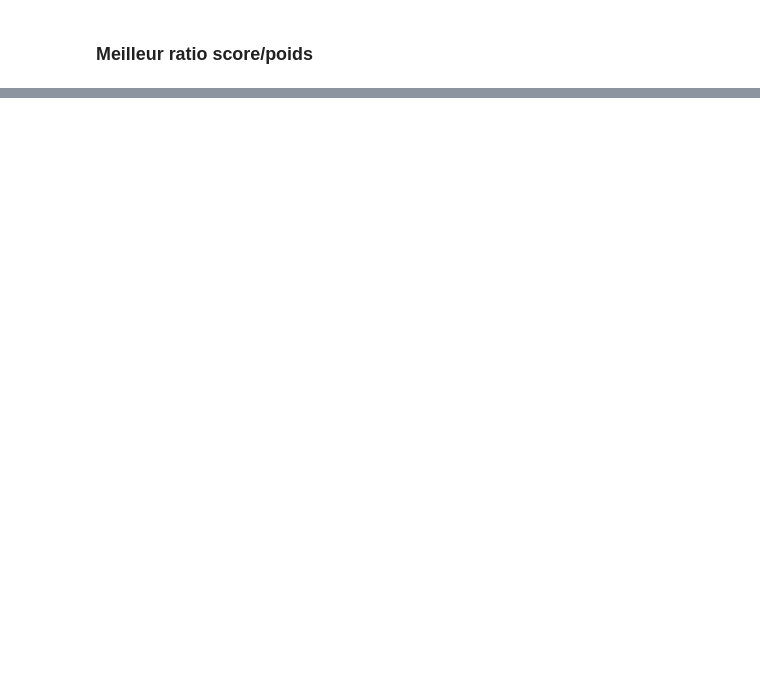
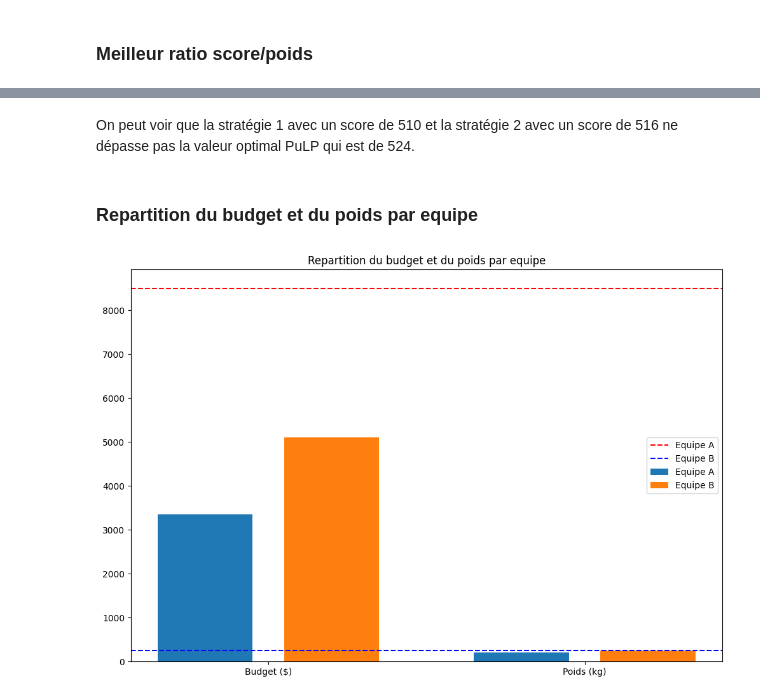
Before and after one commit to BarbaraEstimable/AI_TP2, a Jupyter notebook: Untitled0.ipynb, the cells around one changed output, grey strips where cells are left out. Saved outputs shown, nothing was run; the diff lists cells and outputs as text; code cells hidden in the pictures; blank space fills up the shorter version.

```diff
--- a/Untitled0.ipynb
+++ b/Untitled0.ipynb
@@ -278,0 +527,39 @@ Grace 1.2142857142857142
+# %% [markdown]
+On peut voir que la stratégie 1 avec un score de 510 et la stratégie 2 avec un score de 516 ne dépasse pas la valeur optimal PuLP qui est de 524.
+# %% [markdown]
+### Repartition du budget et du poids par equipe
+# %%
+import matplotlib.pyplot as plt
+import numpy as np
+
+fig = plt.figure(figsize=(12,8))
+width = 0.3 # the width of the bars
+
+#budget et poids PuLP
+budget_equipeA = 3350
+budget_equipeB = 5100
+
+budget_max = 8500
+poids_max = 250
+
+poids_equipeA = 213
+poids_equipeB = 247
+
+valeurs_equipe_A = [budget_equipeA, poids_equipeA]
+valeurs_equipe_B = [budget_equipeB, poids_equipeB]
+
+labels = ["Budget ($)", "Poids (kg)"]
+x = np.arange(len(labels)) # the label locations
+plt.bar(x - barWidth/2, valeurs_equipe_A, width, label="Equipe A")
+plt.bar(x + barWidth/2, valeurs_equipe_B, width, label="Equipe B")
+
+
+# Add some text for labels, title and custom x-axis tick labels, etc.
+plt.axhline(y=budget_max, color='r', linestyle='--', label="Equipe A")
+plt.axhline(y=poids_max, color='b', linestyle='--', label="Equipe B")
+plt.xticks(x, labels)
+plt.title("Repartition du budget et du poids par equipe")
+plt.legend()
+plt.show()
+# %% [output]
+[figure, added]
```
Also changed, not shown: parts of 22 cells of this notebook.
